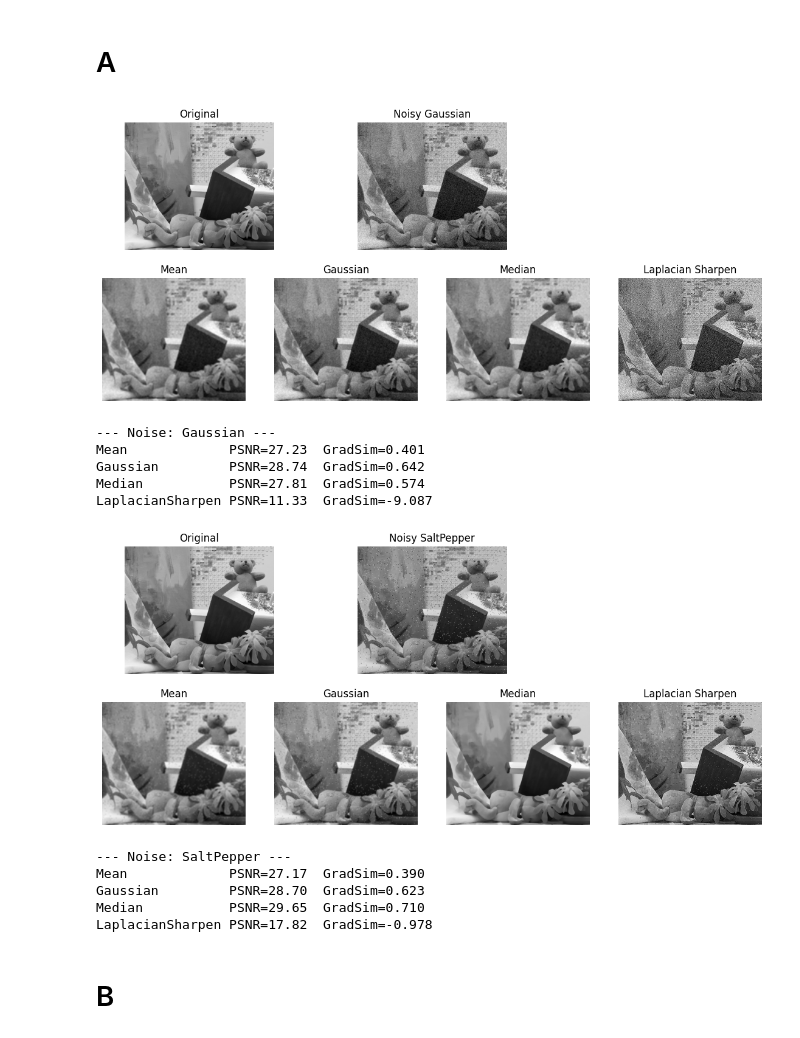
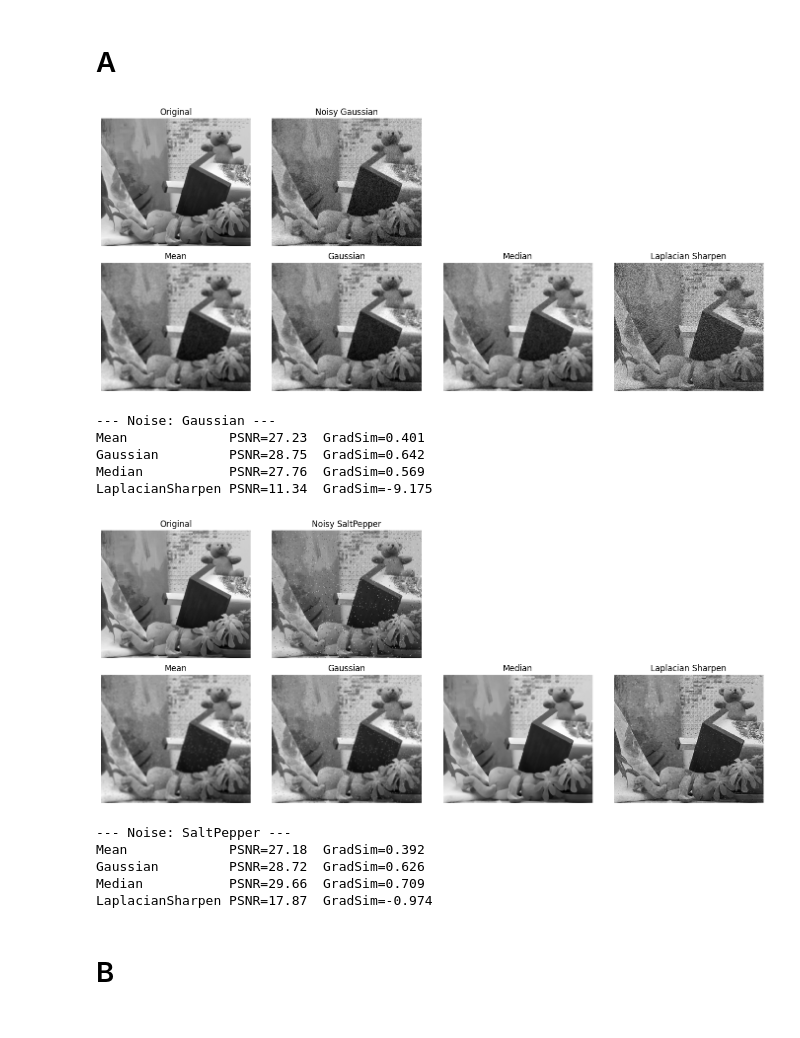
Before and after one commit to Duc42195/computer-vision-mid, a Jupyter notebook: mid-Duc.ipynb, the cells around one changed output. Saved outputs shown, nothing was run; the diff lists cells and outputs as text; code cells hidden in the pictures.

```diff
--- a/mid-Duc.ipynb
+++ b/mid-Duc.ipynb
@@ -30,7 +30,7 @@ def imshow_grid_A(imgs, titles=None, cmap='gray', figsize=(14, 6)):
     for i, im in enumerate(imgs):
         if i < 2:
             # Hàng 1: 2 ảnh
-            plt.subplot(2, 3, i+1)
+            plt.subplot(2, 4, i+1)
         else:
             # Hàng 2: 4 ảnh (căn giữa bằng cách bỏ cột 1)
             plt.subplot(2, 4, i + 3)
@@ -83,45 +83,45 @@ def partA_image_filtering(img_gray):
         sharp = np.clip(noisy - 0.7 * lap, 0, 255).astype(np.uint8)
 
         filters = {
             'Mean': mean_,
             'Gaussian': gauss_,
             'Median': median_,
             'LaplacianSharpen': sharp
         }
 
         # --- Compute metrics ---
         table = {k: (PSNR_A(base, v), grad_sim_A(base, v)) for k, v in filters.items()}
         results[nname] = {'noisy': noisy, 'filters': filters, 'metrics': table}
 
         # --- Display results ---
         imshow_grid_A(
             [base, noisy, mean_, gauss_, median_, sharp],
             ['Original', f'Noisy {nname}', 'Mean', 'Gaussian', 'Median', 'Laplacian Sharpen'],
             figsize=(14, 6)
         )
 
         print(f"\n--- Noise: {nname} ---")
         for k, (p, s) in table.items():
             print(f"{k:16s} PSNR={p:.2f}  GradSim={s:.3f}")
 
     return results
 
 
 # Run Part A
 resA = partA_image_filtering(img_input)
 # %% [output]
-[figure, old version]
+[figure, new version]
 --- Noise: Gaussian ---
 Mean             PSNR=27.23  GradSim=0.401
-Gaussian         PSNR=28.74  GradSim=0.642
-Median           PSNR=27.81  GradSim=0.574
-LaplacianSharpen PSNR=11.33  GradSim=-9.087
+Gaussian         PSNR=28.75  GradSim=0.642
+Median           PSNR=27.76  GradSim=0.569
+LaplacianSharpen PSNR=11.34  GradSim=-9.175
-[figure, old version]
+[figure, new version]
 --- Noise: SaltPepper ---
-Mean             PSNR=27.17  GradSim=0.390
-Gaussian         PSNR=28.70  GradSim=0.623
-Median           PSNR=29.65  GradSim=0.710
-LaplacianSharpen PSNR=17.82  GradSim=-0.978
+Mean             PSNR=27.18  GradSim=0.392
+Gaussian         PSNR=28.72  GradSim=0.626
+Median           PSNR=29.66  GradSim=0.709
+LaplacianSharpen PSNR=17.87  GradSim=-0.974
 # %% [markdown]
 # B
 # %%
```
